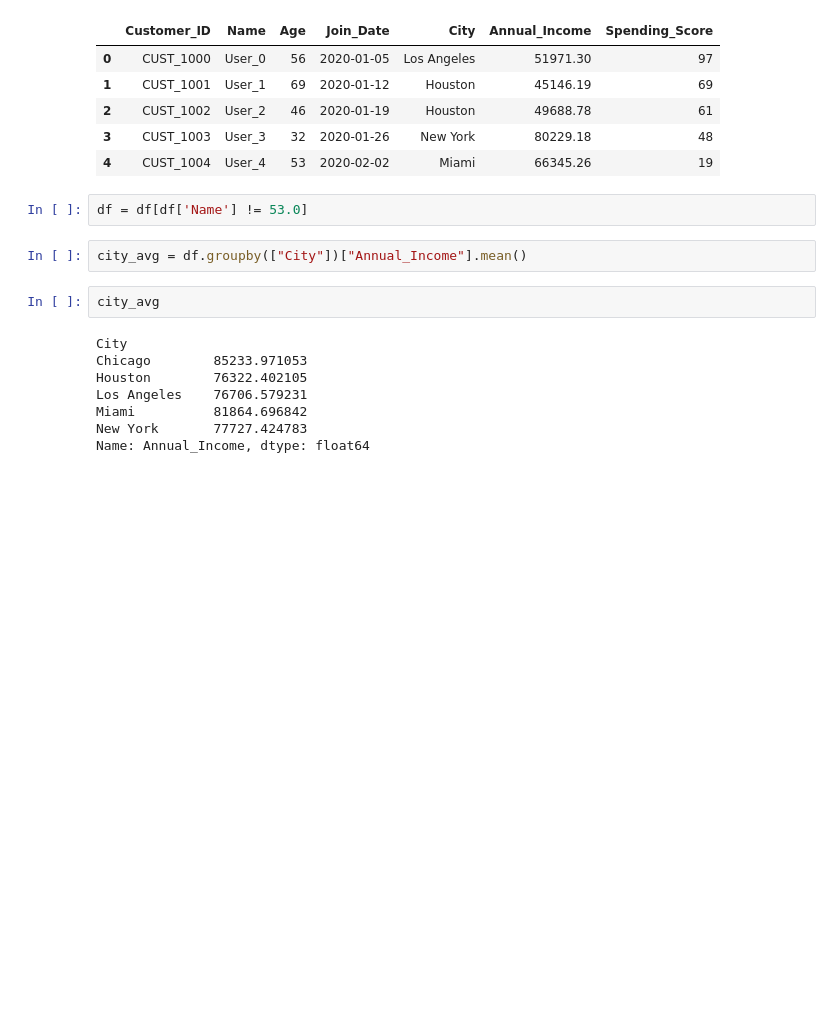
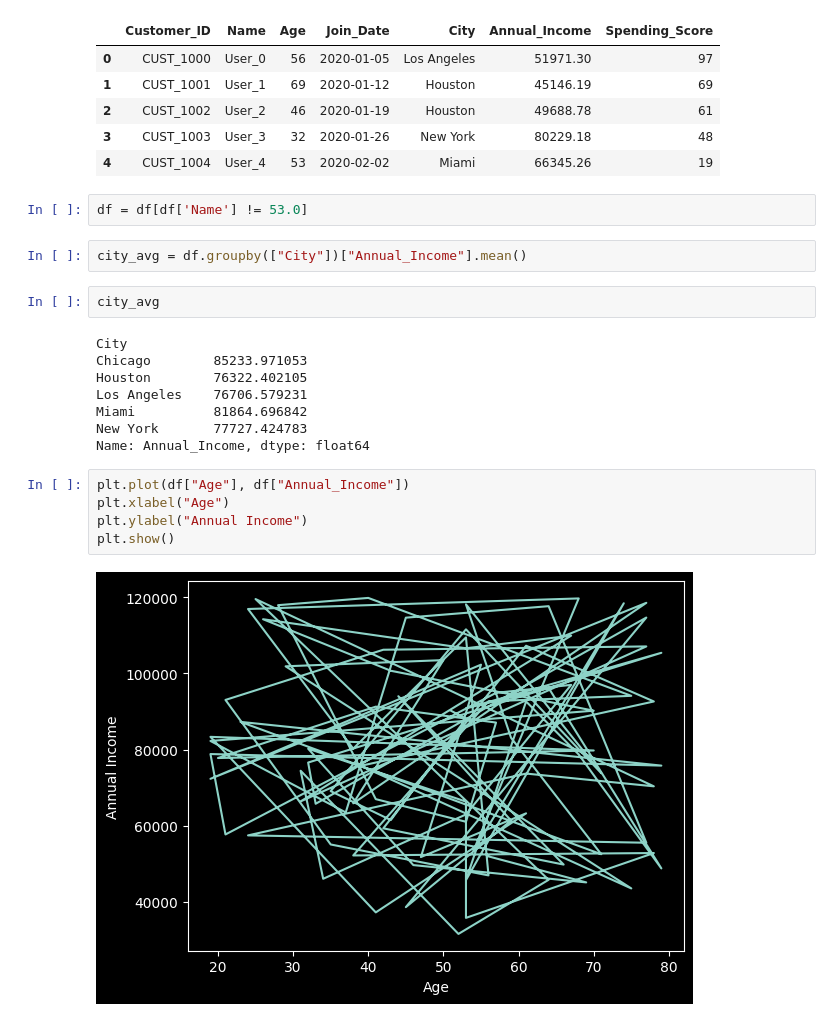
Before and after one commit to piyushraj-code/Learn-Data-Science, a Jupyter notebook: Dirty Data Challenge/Data Cleaning.ipynb, the cells around one changed output. Cells and saved outputs as stored; diff of their text form; blank space fills up the shorter version.

```diff
--- a/Dirty Data Challenge/Data Cleaning.ipynb
+++ b/Dirty Data Challenge/Data Cleaning.ipynb
@@ -110,3 +111,10 @@ Los Angeles    76706.579231
 Miami          81864.696842
 New York       77727.424783
 Name: Annual_Income, dtype: float64
+# %%
+plt.plot(df["Age"], df["Annual_Income"])
+plt.xlabel("Age")
+plt.ylabel("Annual Income")
+plt.show()
+# %% [output]
+[figure, added]
```
Also changed, not shown: parts of 2 cells of this notebook, 2 other files.
